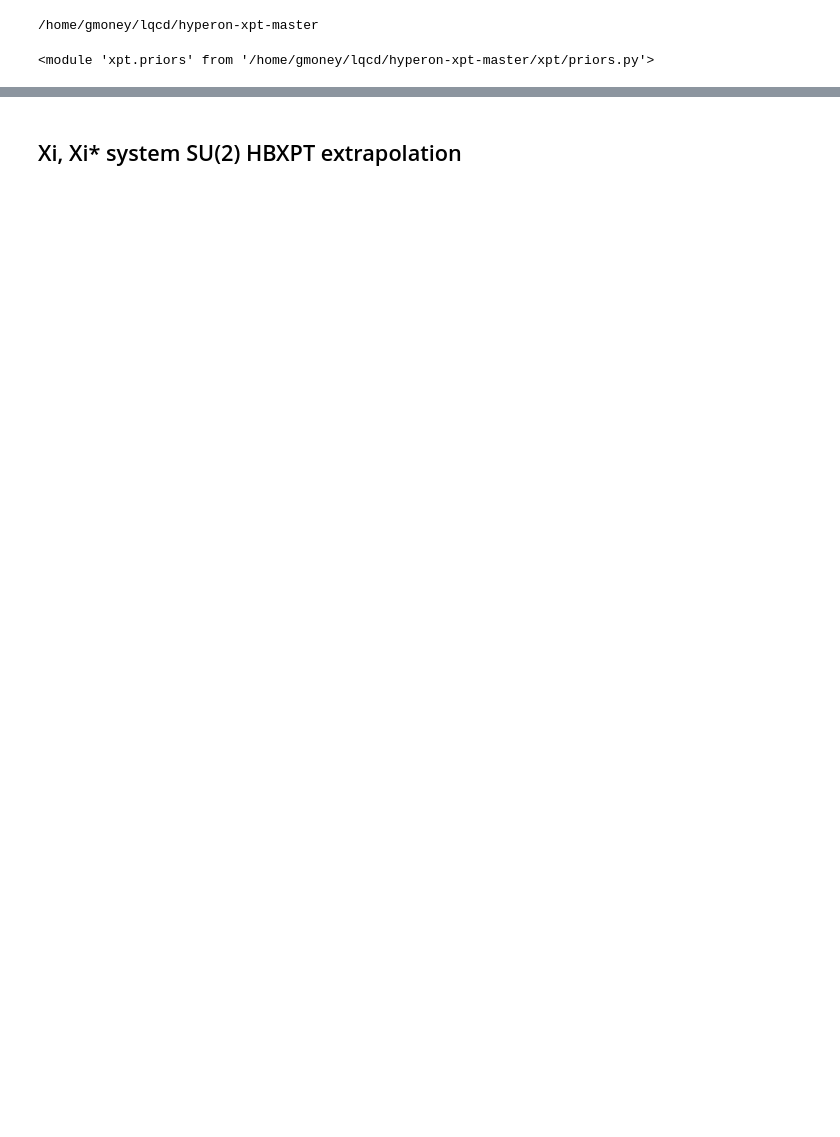
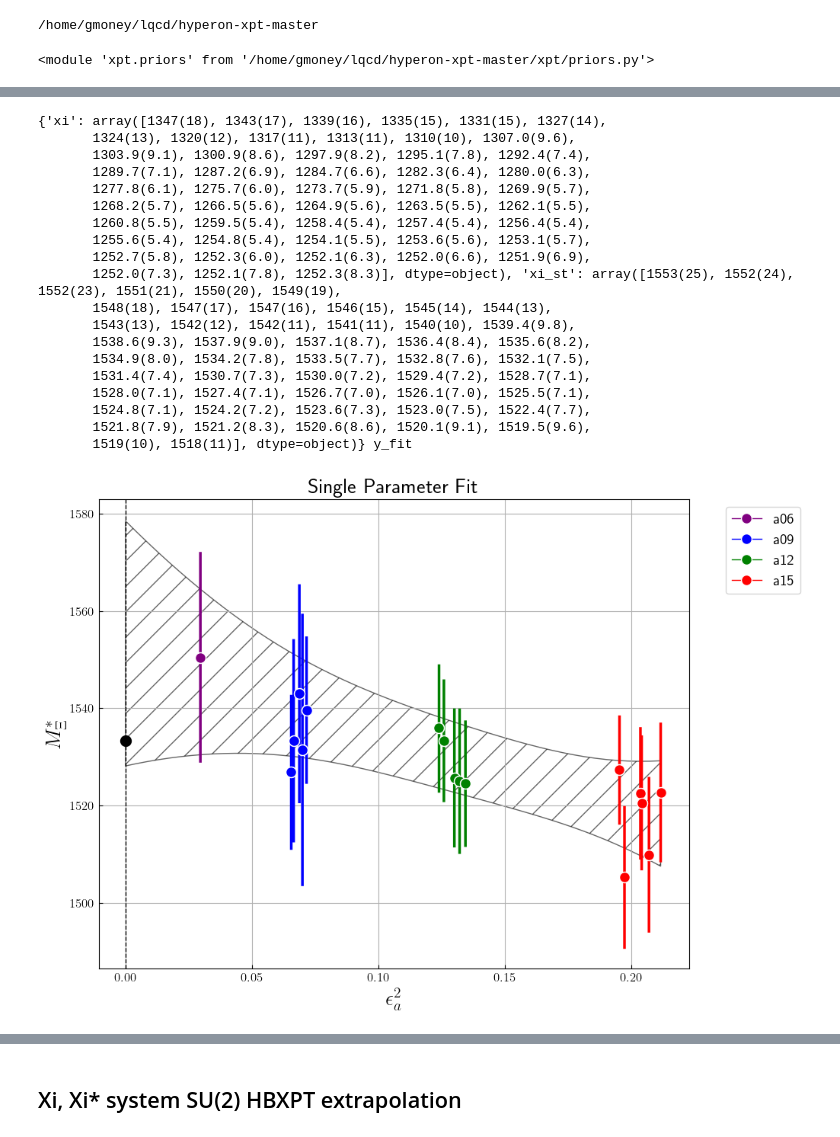
Before and after one commit to gdbrad/hyperon_su2_hbxpt, a Jupyter notebook: notebooks/su2_hyperon_extrap.ipynb, the cells around one changed output, grey strips where cells are left out. Cells and saved outputs as stored; diff of their text form; code cells hidden in the pictures; blank space fills up the shorter version.

```diff
--- a/notebooks/su2_hyperon_extrap.ipynb
+++ b/notebooks/su2_hyperon_extrap.ipynb
@@ -225,0 +105,23 @@ plt.close()
+# %%
+extrap_analysis.plot_params_fit(param='a',observable='xi_st')
+# %% [output]
+{'xi': array([1347(18), 1343(17), 1339(16), 1335(15), 1331(15), 1327(14),
+       1324(13), 1320(12), 1317(11), 1313(11), 1310(10), 1307.0(9.6),
+       1303.9(9.1), 1300.9(8.6), 1297.9(8.2), 1295.1(7.8), 1292.4(7.4),
+       1289.7(7.1), 1287.2(6.9), 1284.7(6.6), 1282.3(6.4), 1280.0(6.3),
+       1277.8(6.1), 1275.7(6.0), 1273.7(5.9), 1271.8(5.8), 1269.9(5.7),
+       1268.2(5.7), 1266.5(5.6), 1264.9(5.6), 1263.5(5.5), 1262.1(5.5),
+       1260.8(5.5), 1259.5(5.4), 1258.4(5.4), 1257.4(5.4), 1256.4(5.4),
+       1255.6(5.4), 1254.8(5.4), 1254.1(5.5), 1253.6(5.6), 1253.1(5.7),
+       1252.7(5.8), 1252.3(6.0), 1252.1(6.3), 1252.0(6.6), 1251.9(6.9),
+       1252.0(7.3), 1252.1(7.8), 1252.3(8.3)], dtype=object), 'xi_st': array([1553(25), 1552(24), 1552(23), 1551(21), 1550(20), 1549(19),
+       1548(18), 1547(17), 1547(16), 1546(15), 1545(14), 1544(13),
+       1543(13), 1542(12), 1542(11), 1541(11), 1540(10), 1539.4(9.8),
+       1538.6(9.3), 1537.9(9.0), 1537.1(8.7), 1536.4(8.4), 1535.6(8.2),
+       1534.9(8.0), 1534.2(7.8), 1533.5(7.7), 1532.8(7.6), 1532.1(7.5),
+       1531.4(7.4), 1530.7(7.3), 1530.0(7.2), 1529.4(7.2), 1528.7(7.1),
+       1528.0(7.1), 1527.4(7.1), 1526.7(7.0), 1526.1(7.0), 1525.5(7.1),
+       1524.8(7.1), 1524.2(7.2), 1523.6(7.3), 1523.0(7.5), 1522.4(7.7),
+       1521.8(7.9), 1521.2(8.3), 1520.6(8.6), 1520.1(9.1), 1519.5(9.6),
+       1519(10), 1518(11)], dtype=object)} y_fit
+[figure, added]
```
Also changed, not shown: parts of 12 cells of this notebook, 10 other files.
